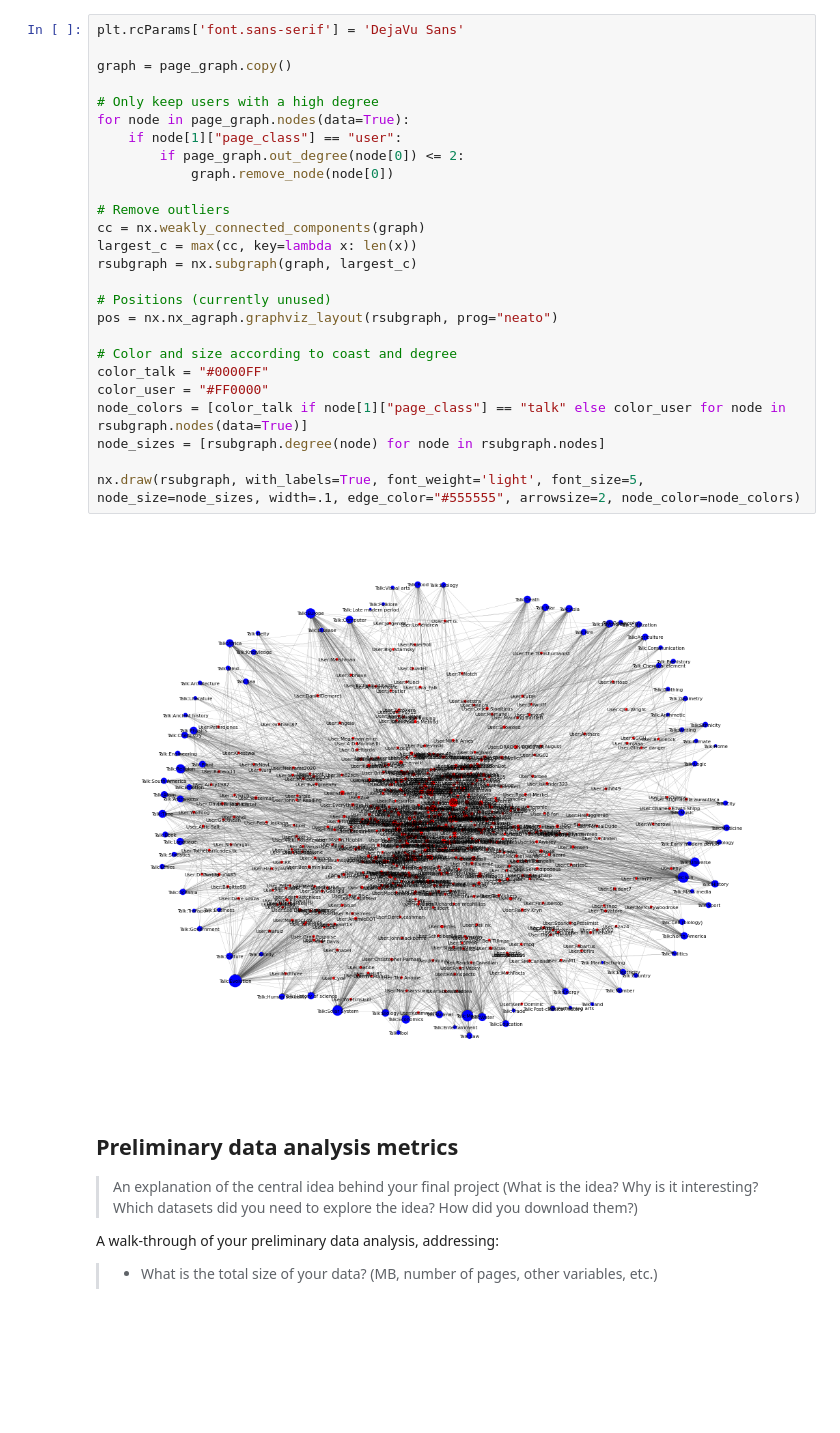
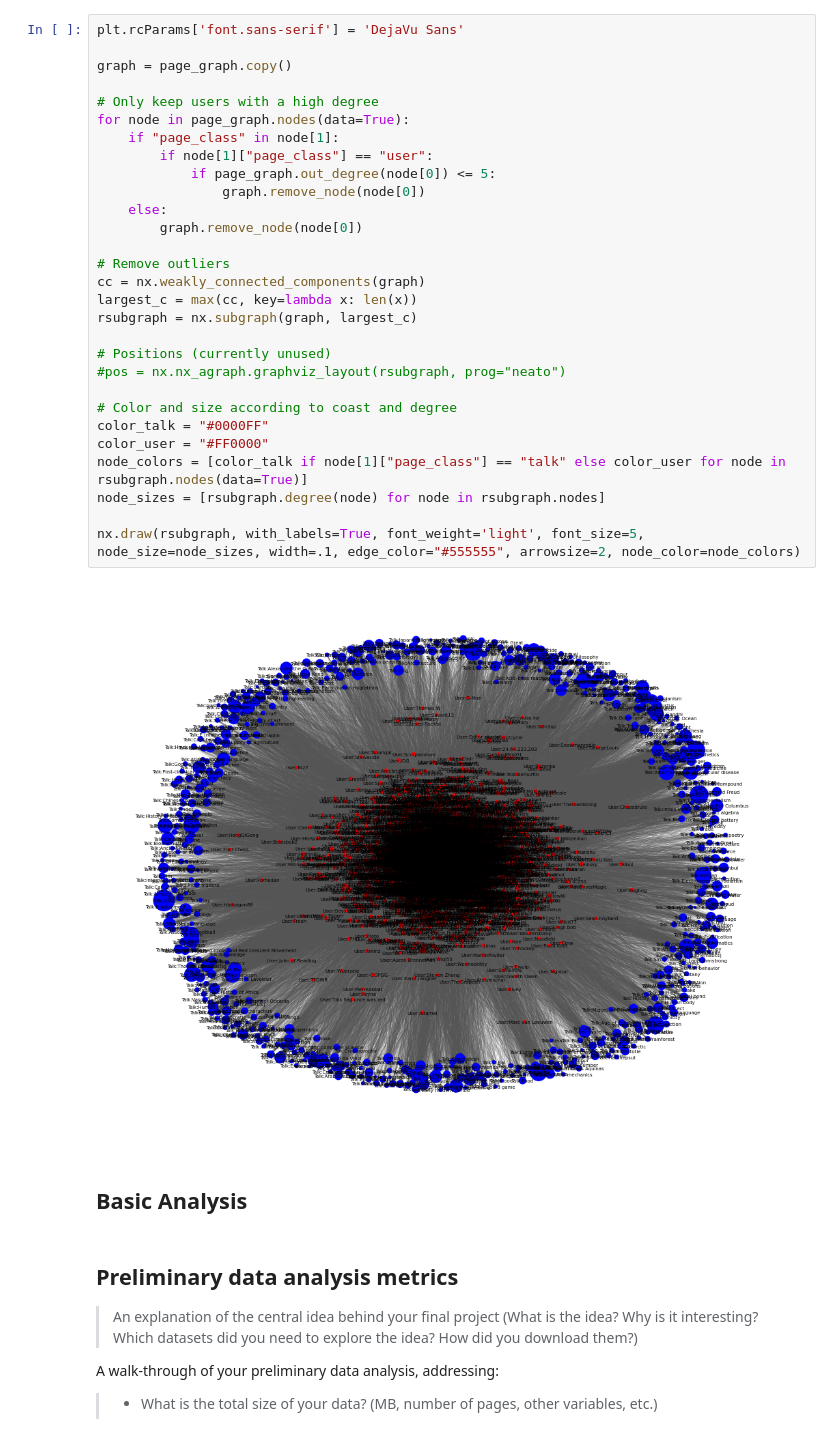
Before and after one commit to andste97/socialgraphs2023f-project, a Jupyter notebook: project/Project_draft.ipynb, the cells around one changed output. Saved outputs shown, nothing was run; the diff lists cells and outputs as text; blank space fills up the shorter version.

```diff
--- a/project/Project_draft.ipynb
+++ b/project/Project_draft.ipynb
@@ -181,31 +204,36 @@ Talk:Business: 7
 # %%
 plt.rcParams['font.sans-serif'] = 'DejaVu Sans'
 
 graph = page_graph.copy()
 
 # Only keep users with a high degree
 for node in page_graph.nodes(data=True):
-    if node[1]["page_class"] == "user":
-        if page_graph.out_degree(node[0]) <= 2:
-            graph.remove_node(node[0])
+    if "page_class" in node[1]:
+        if node[1]["page_class"] == "user":
+            if page_graph.out_degree(node[0]) <= 5:
+                graph.remove_node(node[0])
+    else:
+        graph.remove_node(node[0])
 
 # Remove outliers
 cc = nx.weakly_connected_components(graph)
 largest_c = max(cc, key=lambda x: len(x))
 rsubgraph = nx.subgraph(graph, largest_c)
 
 # Positions (currently unused)
-pos = nx.nx_agraph.graphviz_layout(rsubgraph, prog="neato")
+#pos = nx.nx_agraph.graphviz_layout(rsubgraph, prog="neato")
 
 # Color and size according to coast and degree
 color_talk = "#0000FF"
 color_user = "#FF0000"
 node_colors = [color_talk if node[1]["page_class"] == "talk" else color_user for node in rsubgraph.nodes(data=True)]
 node_sizes = [rsubgraph.degree(node) for node in rsubgraph.nodes]
 
 nx.draw(rsubgraph, with_labels=True, font_weight='light', font_size=5, node_size=node_sizes, width=.1, edge_color="#555555", arrowsize=2, node_color=node_colors)
 # %% [output]
-[figure, old version]
+[figure, new version]
+# %% [markdown]
+## Basic Analysis
 # %% [markdown]
 ## Preliminary data analysis metrics
 
```
Also changed, not shown: parts of 5 cells of this notebook.
